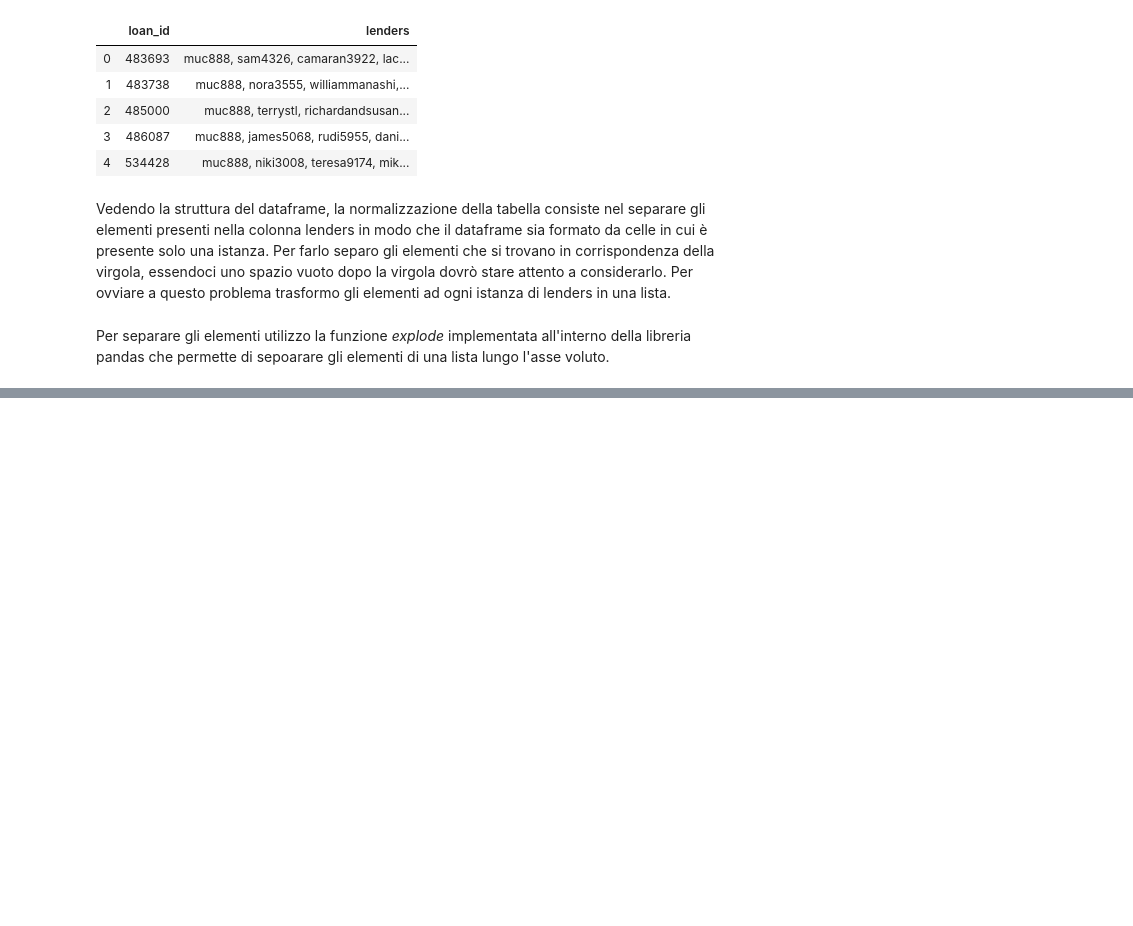
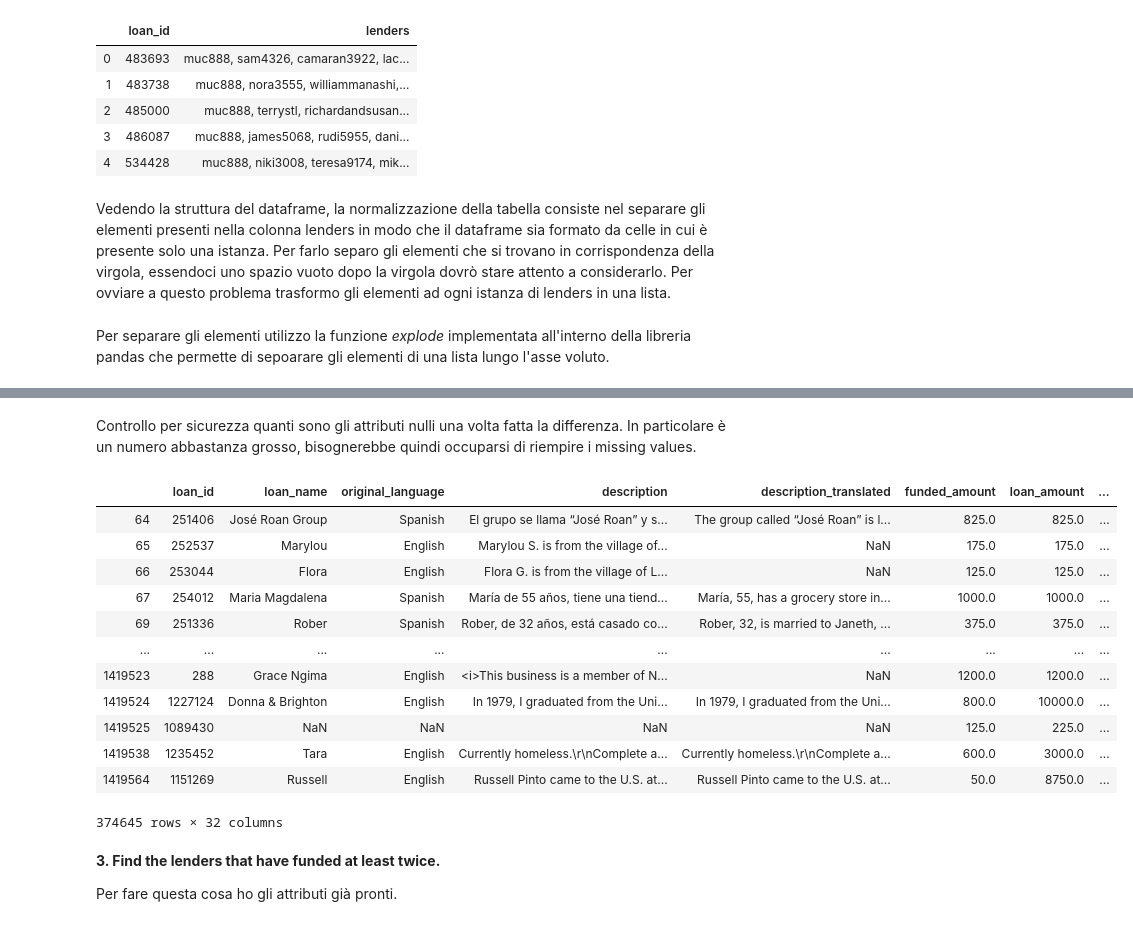
Before and after one commit to Chri1629/cs_project, a Jupyter notebook: esame_chri.ipynb, the cells around one changed output, grey strips where cells are left out. Saved outputs shown, nothing was run; the diff lists cells and outputs as text; code cells hidden in the pictures; blank space fills up the shorter version.

```diff
--- a/esame_chri.ipynb
+++ b/esame_chri.ipynb
@@ -50,0 +52,2 @@ display(loans_lenders_norm.head())
+# %%
+loans = pd.read_csv(loans_path, parse_dates=["disburse_time", "planned_expiration_time"])
@@ -50,0 +63,24 @@ display(loans_lenders_norm.head())
+# %%
+loans["duration"] = loans["planned_expiration_time"] - loans["disburse_time"]
+# %% [markdown]
+Controllo per sicurezza quanti sono gli attributi nulli una volta fatta la differenza. In particolare è un numero abbastanza grosso, bisognerebbe quindi occuparsi di riempire i missing values.
+# %%
+loans.loc[loans['duration'].isnull() == True]
+# %% [output]
+|  | loan_id | loan_name | original_language | description | description_translated | funded_amount | loan_amount | ... |
+| 64 | 251406 | José Roan Group | Spanish | El grupo se llama “José Roan” y s... | The group called “José Roan” is l... | 825.0 | 825.0 | ... |
+| 65 | 252537 | Marylou | English | Marylou S. is from the village of... | NaN | 175.0 | 175.0 | ... |
+| 66 | 253044 | Flora | English | Flora G. is from the village of L... | NaN | 125.0 | 125.0 | ... |
+| 67 | 254012 | Maria Magdalena | Spanish | María de 55 años, tiene una tiend... | María, 55, has a grocery store in... | 1000.0 | 1000.0 | ... |
+| 69 | 251336 | Rober | Spanish | Rober, de 32 años, está casado co... | Rober, 32, is married to Janeth, ... | 375.0 | 375.0 | ... |
+| ... | ... | ... | ... | ... | ... | ... | ... | ... |
+| 1419523 | 288 | Grace Ngima | English | <i>This business is a member of N... | NaN | 1200.0 | 1200.0 | ... |
+| 1419524 | 1227124 | Donna & Brighton | English | In 1979, I graduated from the Uni... | In 1979, I graduated from the Uni... | 800.0 | 10000.0 | ... |
+| 1419525 | 1089430 | NaN | NaN | NaN | NaN | 125.0 | 225.0 | ... |
+| 1419538 | 1235452 | Tara | English | Currently homeless.\r\nComplete a... | Currently homeless.\r\nComplete a... | 600.0 | 3000.0 | ... |
+| 1419564 | 1151269 | Russell | English | Russell Pinto came to the U.S. at... | Russell Pinto came to the U.S. at... | 50.0 | 8750.0 | ... |
+374645 rows × 32 columns
+# %% [markdown]
+**3. Find the lenders that have funded at least twice.**
+
+Per fare questa cosa ho gli attributi già pronti.
```
Also changed, not shown: parts of 9 cells of this notebook.
